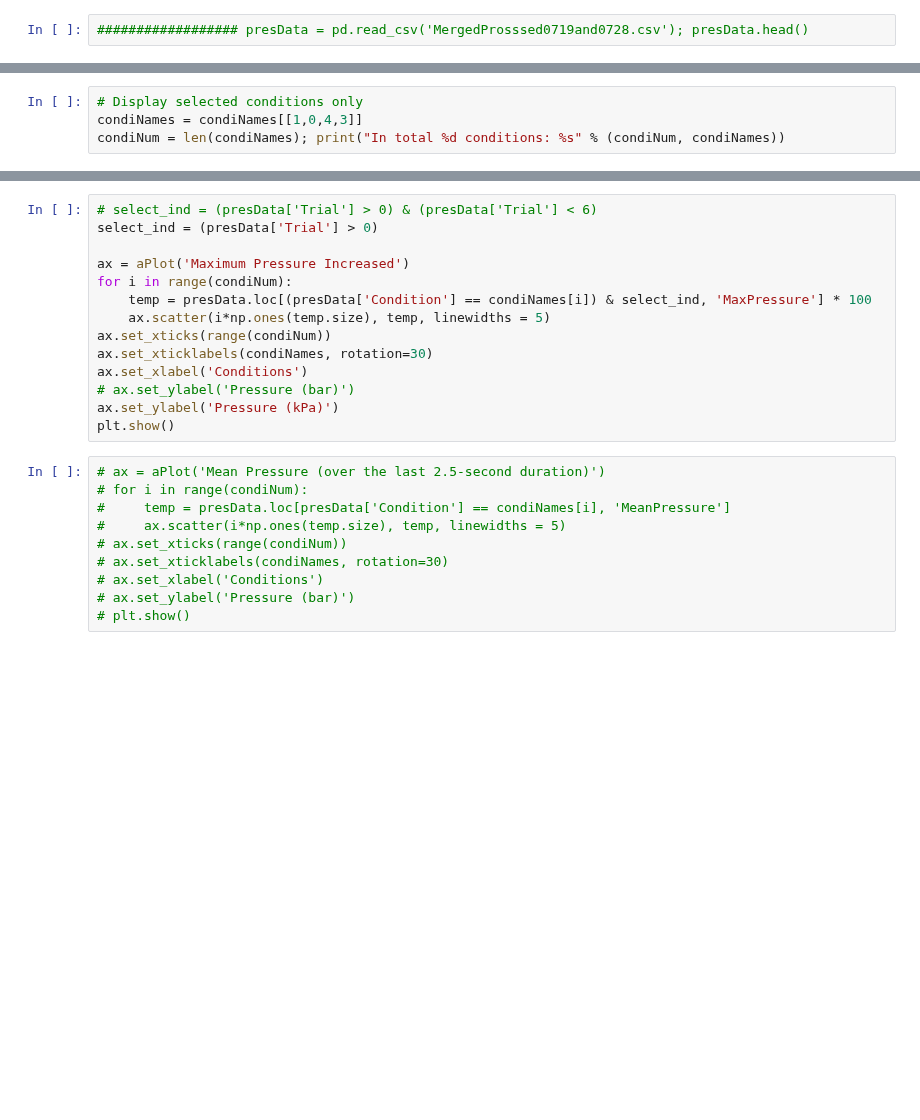
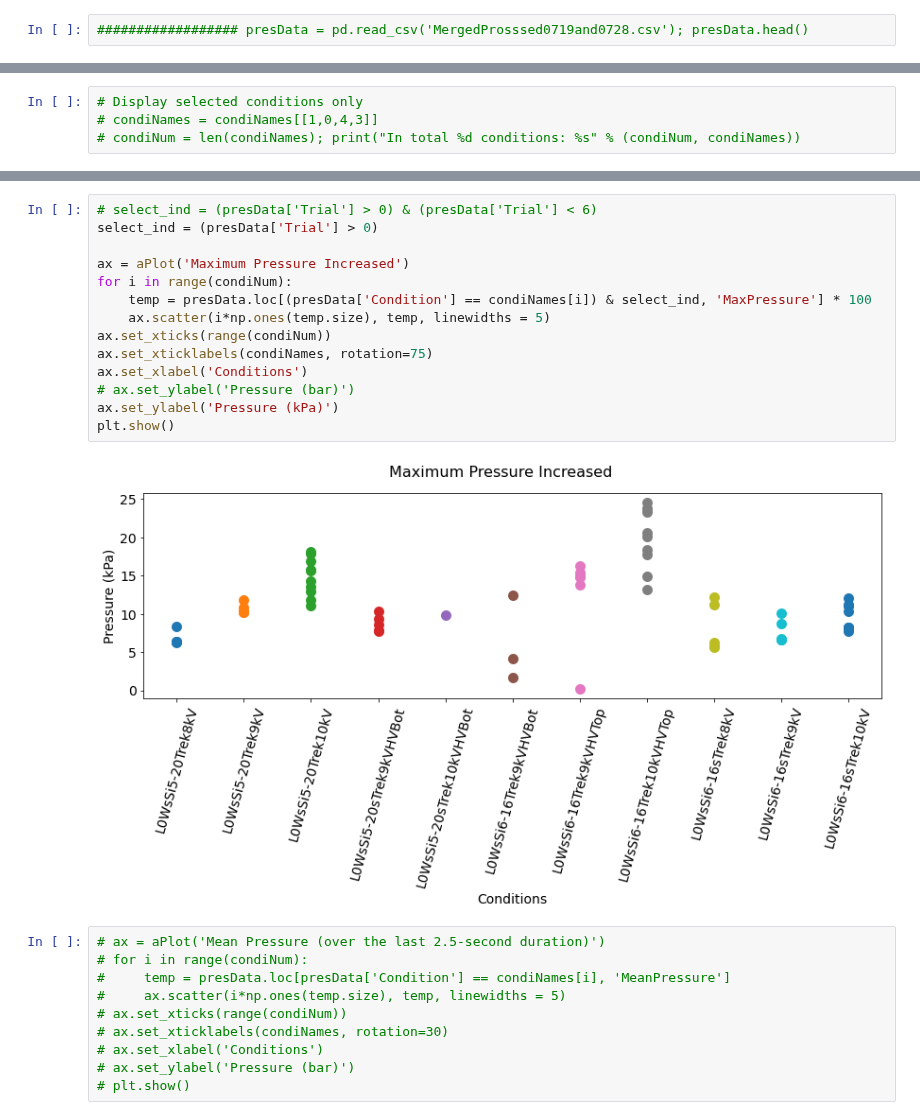
Before and after one commit to maxwellre/pycode, a Jupyter notebook: BipolarDAQ/BipolarDataAnalysis.ipynb, the cells around one changed output, grey strips where cells are left out. Drawn from its saved outputs; the diff is of its cells as text; blank space fills up the shorter version.

```diff
--- a/BipolarDAQ/BipolarDataAnalysis.ipynb
+++ b/BipolarDAQ/BipolarDataAnalysis.ipynb
@@ -122,7 +128,7 @@ print("In total %d conditions: %s" % (condiNum, condiNames))
 # %%
 # Display selected conditions only
-condiNames = condiNames[[1,0,4,3]]
-condiNum = len(condiNames); print("In total %d conditions: %s" % (condiNum, condiNames))
+# condiNames = condiNames[[1,0,4,3]]
+# condiNum = len(condiNames); print("In total %d conditions: %s" % (condiNum, condiNames))
 # %%
 # select_ind = (presData['Trial'] > 0) & (presData['Trial'] < 6)
 select_ind = (presData['Trial'] > 0)
@@ -137,17 +155,19 @@ for condi in condiNames:
 # %%
 # select_ind = (presData['Trial'] > 0) & (presData['Trial'] < 6)
 select_ind = (presData['Trial'] > 0)
 
 ax = aPlot('Maximum Pressure Increased')
 for i in range(condiNum):
     temp = presData.loc[(presData['Condition'] == condiNames[i]) & select_ind, 'MaxPressure'] * 100
     ax.scatter(i*np.ones(temp.size), temp, linewidths = 5)
 ax.set_xticks(range(condiNum))
-ax.set_xticklabels(condiNames, rotation=30)
+ax.set_xticklabels(condiNames, rotation=75)
 ax.set_xlabel('Conditions')
 # ax.set_ylabel('Pressure (bar)')
 ax.set_ylabel('Pressure (kPa)')
 plt.show()
+# %% [output]
+[figure, added]
 # %%
 # ax = aPlot('Mean Pressure (over the last 2.5-second duration)')
 # for i in range(condiNum):
```
Also changed, not shown: parts of 4 cells of this notebook.
